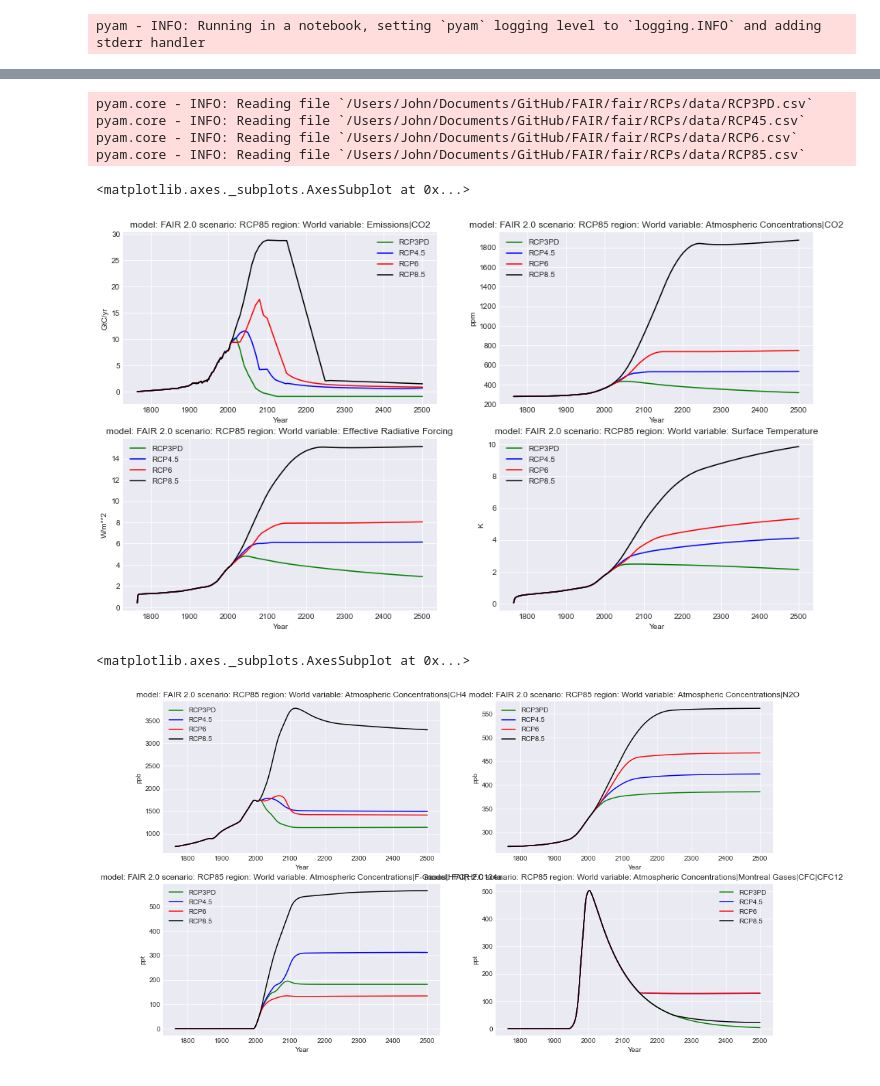
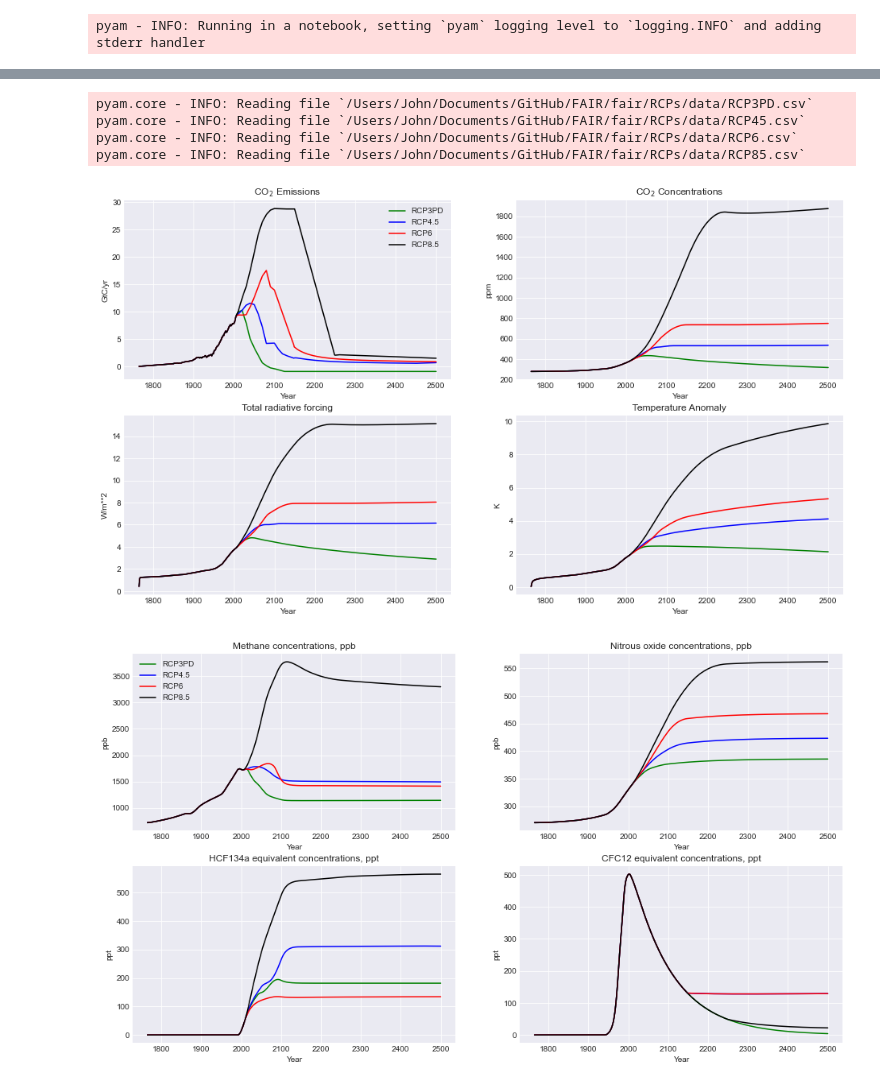
Before and after one commit to OMS-NetZero/FAIR, a Jupyter notebook: Example-Usage.ipynb, the cells around one changed output, grey strips where cells are left out. Cells and saved outputs as stored; diff of their text form; code cells hidden in the pictures.

```diff
--- a/Example-Usage.ipynb
+++ b/Example-Usage.ipynb
@@ -59,45 +58,54 @@ pyam_temperature_df.line_plot(ax = ax4, title = 'Temperature', legend = False, c
 [figure]
 # %%
-from fair.RCPs import rcp3pd, rcp45, rcp6, rcp85
+from fair.RCPs import rcp3pd, rcp45, rcp6, rcp85;
 
 fig = plt.figure()
 ax1 = fig.add_subplot(221)
 ax2 = fig.add_subplot(222)
 ax3 = fig.add_subplot(223)
 ax4 = fig.add_subplot(224)
 
 cfg = {}
 
-pyam_out_df_3pd = emissions_driven.run(rcp3pd.Emissions.emissions, cfg)
+pyam_out_df_3pd = emissions_driven.run(rcp3pd.Emissions.emissions, cfg);
 pyam_out_df_3pd.filter(variable = 'Emissions|CO2').line_plot(ax = ax1, label = 'RCP3PD', color = 'green')
 pyam_out_df_3pd.filter(variable = 'Atmospheric Concentrations|CO2').line_plot(ax = ax2, label = 'RCP3PD', color = 'green')
 pyam_out_df_3pd.filter(variable = 'Effective Radiative Forcing').line_plot(ax = ax3, label = 'RCP3PD', color = 'green')
 pyam_out_df_3pd.filter(variable = 'Surface Temperature').line_plot(ax = ax4, label = 'RCP3PD', color = 'green')
 
-pyam_out_df_45 = emissions_driven.run(rcp45.Emissions.emissions, cfg)
+pyam_out_df_45 = emissions_driven.run(rcp45.Emissions.emissions, cfg);
 pyam_out_df_45.filter(variable = 'Emissions|CO2').line_plot(ax = ax1, label = 'RCP4.5', color = 'blue')
 pyam_out_df_45.filter(variable = 'Atmospheric Concentrations|CO2').line_plot(ax = ax2, label = 'RCP4.5', color = 'blue')
 pyam_out_df_45.filter(variable = 'Effective Radiative Forcing').line_plot(ax = ax3, label = 'RCP4.5', color = 'blue')
 pyam_out_df_45.filter(variable = 'Surface Temperature').line_plot(ax = ax4, label = 'RCP4.5', color = 'blue')
 
-pyam_out_df_6 = emissions_driven.run(rcp6.Emissions.emissions, cfg)
+pyam_out_df_6 = emissions_driven.run(rcp6.Emissions.emissions, cfg);
 pyam_out_df_6.filter(variable = 'Emissions|CO2').line_plot(ax = ax1, label = 'RCP6', color = 'red')
 pyam_out_df_6.filter(variable = 'Atmospheric Concentrations|CO2').line_plot(ax = ax2, label = 'RCP6', color = 'red')
 pyam_out_df_6.filter(variable = 'Effective Radiative Forcing').line_plot(ax = ax3, label = 'RCP6', color = 'red')
 pyam_out_df_6.filter(variable = 'Surface Temperature').line_plot(ax = ax4, label = 'RCP6', color = 'red')
 
-pyam_out_df_85 = emissions_driven.run(rcp85.Emissions.emissions, cfg)
+pyam_out_df_85 = emissions_driven.run(rcp85.Emissions.emissions, cfg);
 pyam_out_df_85.filter(variable = 'Emissions|CO2').line_plot(ax = ax1, label = 'RCP8.5', color = 'black')
 pyam_out_df_85.filter(variable = 'Atmospheric Concentrations|CO2').line_plot(ax = ax2, label = 'RCP8.5', color = 'black')
 pyam_out_df_85.filter(variable = 'Effective Radiative Forcing').line_plot(ax = ax3, label = 'RCP8.5', color = 'black')
 pyam_out_df_85.filter(variable = 'Surface Temperature').line_plot(ax = ax4, label = 'RCP8.5', color = 'black')
+
+ax1.set_title("CO$_2$ Emissions")
+ax2.set_title("CO$_2$ Concentrations")
+ax3.set_title("Total radiative forcing")
+ax4.set_title("Temperature Anomaly")
+
+
+ax2.get_legend().remove()
+ax3.get_legend().remove()
+ax4.get_legend().remove()
 # %% [output]
 pyam.core - INFO: Reading file `/Users/John/Documents/GitHub/FAIR/fair/RCPs/data/RCP3PD.csv`
 pyam.core - INFO: Reading file `/Users/John/Documents/GitHub/FAIR/fair/RCPs/data/RCP45.csv`
 pyam.core - INFO: Reading file `/Users/John/Documents/GitHub/FAIR/fair/RCPs/data/RCP6.csv`
 pyam.core - INFO: Reading file `/Users/John/Documents/GitHub/FAIR/fair/RCPs/data/RCP85.csv`
-<matplotlib.axes._subplots.AxesSubplot at 0x...>
-[figure, old version]
+[figure, new version]
 # %%
 fig = plt.figure()
 ax1 = fig.add_subplot(221)
@@ -124,6 +132,15 @@ pyam_out_df_85.filter(variable = 'Atmospheric Concentrations|CH4').line_plot(ax
 pyam_out_df_85.filter(variable = 'Atmospheric Concentrations|N2O').line_plot(ax = ax2, label = 'RCP8.5', color = 'black')
 pyam_out_df_85.filter(variable = 'Atmospheric Concentrations|F-Gases|HFC|HFC134a').line_plot(ax = ax3, label = 'RCP8.5', color = 'black')
 pyam_out_df_85.filter(variable = 'Atmospheric Concentrations|Montreal Gases|CFC|CFC12').line_plot(ax = ax4, label = 'RCP8.5', color = 'black')
+
+
+ax1.set_title("Methane concentrations, ppb")
+ax2.set_title("Nitrous oxide concentrations, ppb")
+ax3.set_title("HCF134a equivalent concentrations, ppt")
+ax4.set_title("CFC12 equivalent concentrations, ppt")
+
+ax2.get_legend().remove()
+ax3.get_legend().remove()
+ax4.get_legend().remove()
 # %% [output]
-<matplotlib.axes._subplots.AxesSubplot at 0x...>
-[figure, old version]
+[figure, new version]
```
Also changed, not shown: parts of 7 cells of this notebook.
